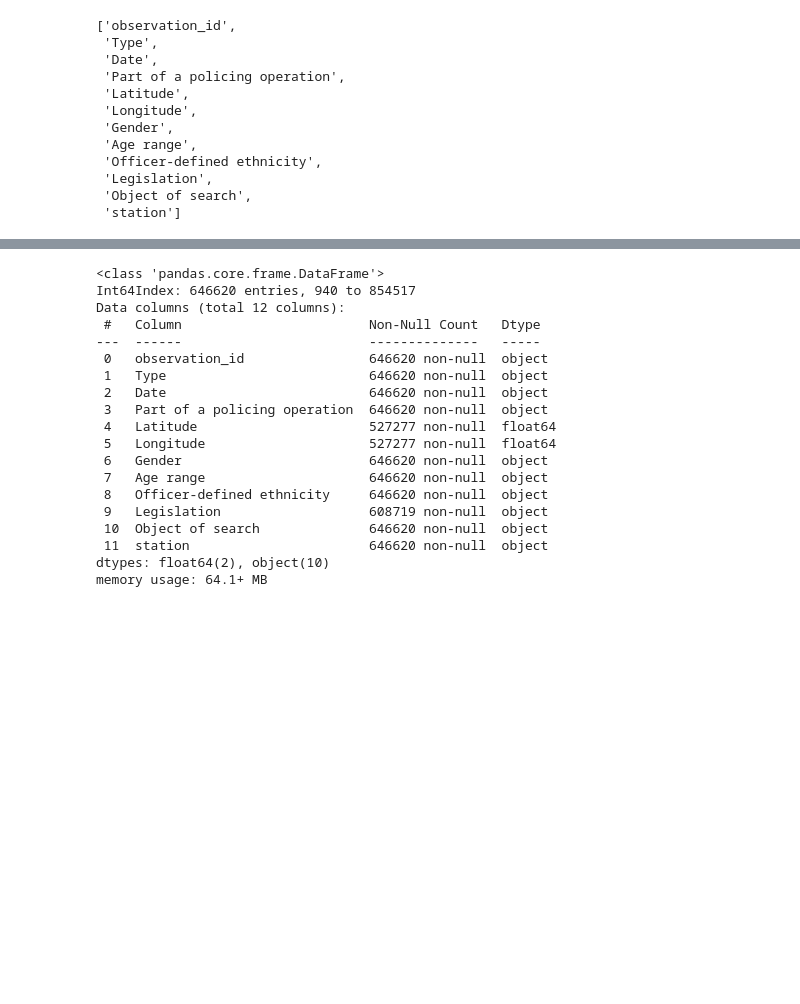
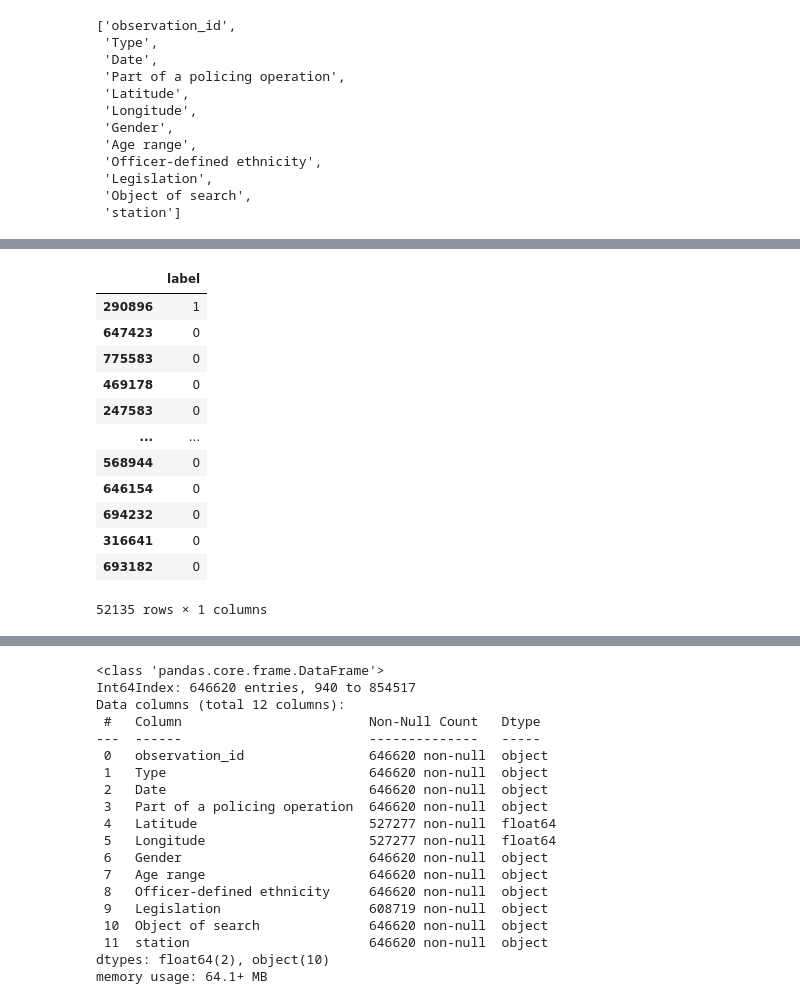
Before and after one commit to 0xjrr/ldsa-capstone-project, a Jupyter notebook: create-basic-model.ipynb, the cells around one changed output, grey strips where cells are left out. Cells and saved outputs as stored; diff of their text form; code cells hidden in the pictures; blank space fills up the shorter version.

```diff
--- a/create-basic-model.ipynb
+++ b/create-basic-model.ipynb
@@ -192,5 +210,5 @@ X = df_clean[[
 # %%
-y = df_clean[["label"]]
+# y = df_clean[["label"]]
 # %%
 X
 # %% [output]
@@ -284,10 +303,11 @@ from sklearn.ensemble import RandomForestClassifier
 # %%
 models = [
     # ('linear_Regression', LinearRegression()),
-    # ('Logistic Regression', LogisticRegression()),
+    ('Logistic Regression', LogisticRegression()),
     # ('SVM', SVC()),
     ('Decision Tree', DecisionTreeClassifier()),
     ('Random Forest', RandomForestClassifier()),
+    ('AdaBoost', AdaBoostClassifier()),
 ]
 # %%
 from sklearn.pipeline import Pipeline
@@ -302,11 +324,11 @@ pipe = Pipeline([
 # %%
-model_scores = []
+model_pred = {}
+model_pipe = {}
 for model_name, model in models:
     pipe.set_params(classifier=model)
-    scores = cross_validate(pipe, X, y.astype('int').values.reshape(-1), scoring='accuracy', cv=5, verbose=1, n_jobs=4)
+    pipe.fit(X,y.astype('int').values.reshape(-1))
+    predictions = pipe.predict(X_test)
 
-    model_scores.append({model_name: scores})
-
-    print(f'{model_name}:')
-    print(scores)
+    model_pred[model_name]= predictions
+    model_pipe[model_name]= copy.deepcopy(pipe)
 # %% [output]
@@ -320,0 +418,16 @@ Random Forest:
+# %%
+pd.DataFrame(model_pred["Logistic Regression"], index=y_test.index, columns=y_test.columns)
+# %% [output]
+|  | label |
+| 290896 | 1 |
+| 647423 | 0 |
+| 775583 | 0 |
+| 469178 | 0 |
+| 247583 | 0 |
+| ... | ... |
+| 568944 | 0 |
+| 646154 | 0 |
+| 694232 | 0 |
+| 316641 | 0 |
+| 693182 | 0 |
+52135 rows × 1 columns
```
Also changed, not shown: parts of 26 cells of this notebook.
